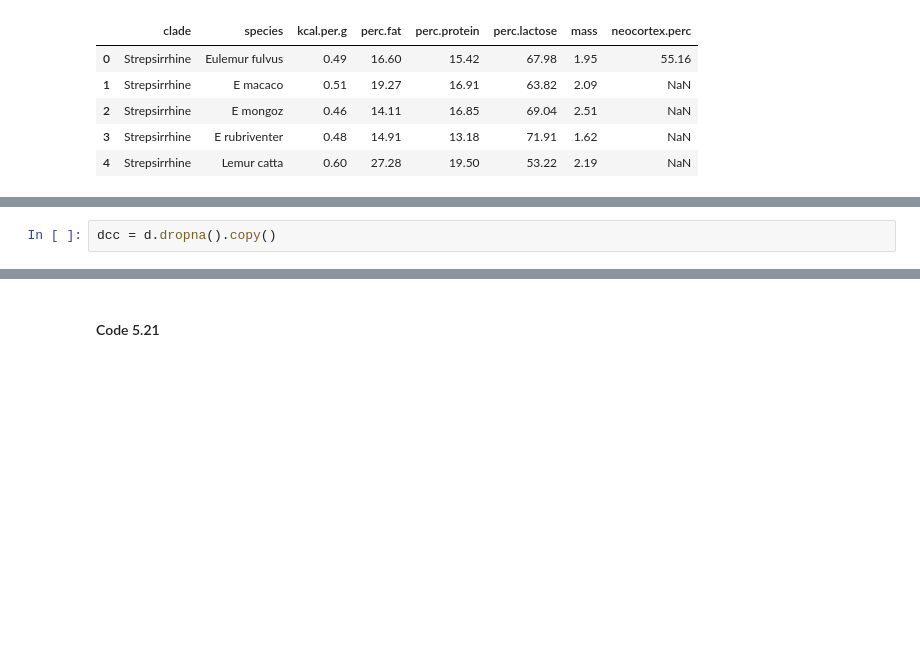
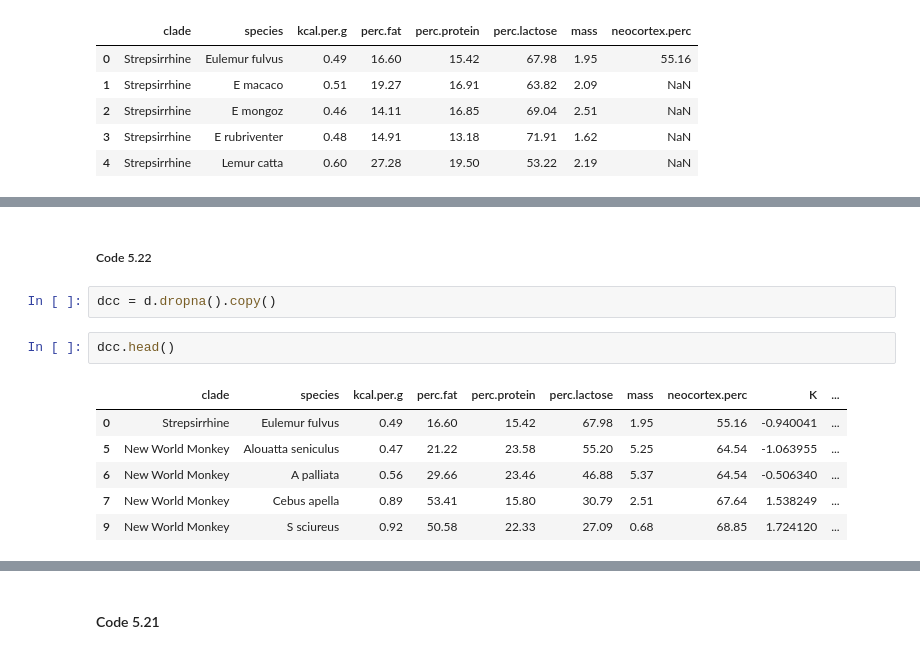
Before and after one commit to baheredia/resources, a Jupyter notebook: Rethinking/Chp_05.ipynb, the cells around one changed output, grey strips where cells are left out. Cells and saved outputs as stored; diff of their text form; blank space fills up the shorter version.

```diff
--- a/Rethinking/Chp_05.ipynb
+++ b/Rethinking/Chp_05.ipynb
@@ -331,2 +369,13 @@ d.head()
+# %% [markdown]
+##### Code 5.22
 # %%
 dcc = d.dropna().copy()
+# %%
+dcc.head()
+# %% [output]
+|  | clade | species | kcal.per.g | perc.fat | perc.protein | perc.lactose | mass | neocortex.perc | K | ... |
+| 0 | Strepsirrhine | Eulemur fulvus | 0.49 | 16.60 | 15.42 | 67.98 | 1.95 | 55.16 | -0.940041 | ... |
+| 5 | New World Monkey | Alouatta seniculus | 0.47 | 21.22 | 23.58 | 55.20 | 5.25 | 64.54 | -1.063955 | ... |
+| 6 | New World Monkey | A palliata | 0.56 | 29.66 | 23.46 | 46.88 | 5.37 | 64.54 | -0.506340 | ... |
+| 7 | New World Monkey | Cebus apella | 0.89 | 53.41 | 15.80 | 30.79 | 2.51 | 67.64 | 1.538249 | ... |
+| 9 | New World Monkey | S sciureus | 0.92 | 50.58 | 22.33 | 27.09 | 0.68 | 68.85 | 1.724120 | ... |
```
Also changed, not shown: parts of 18 cells of this notebook.
